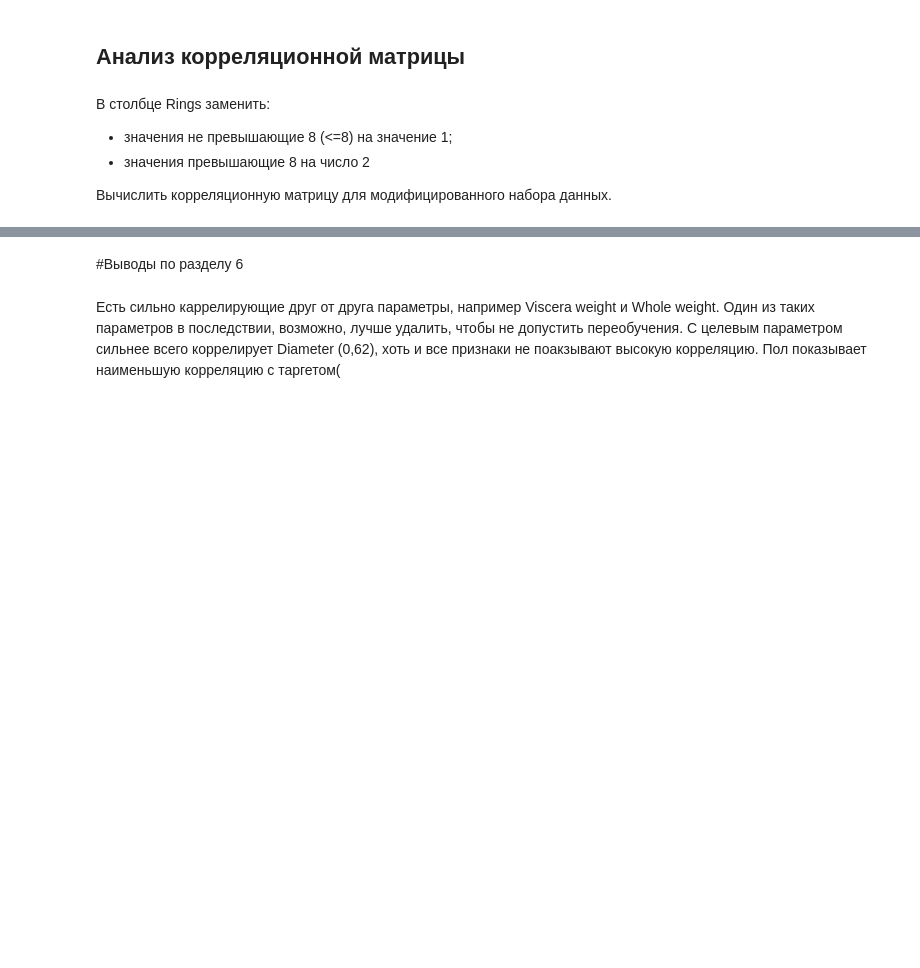
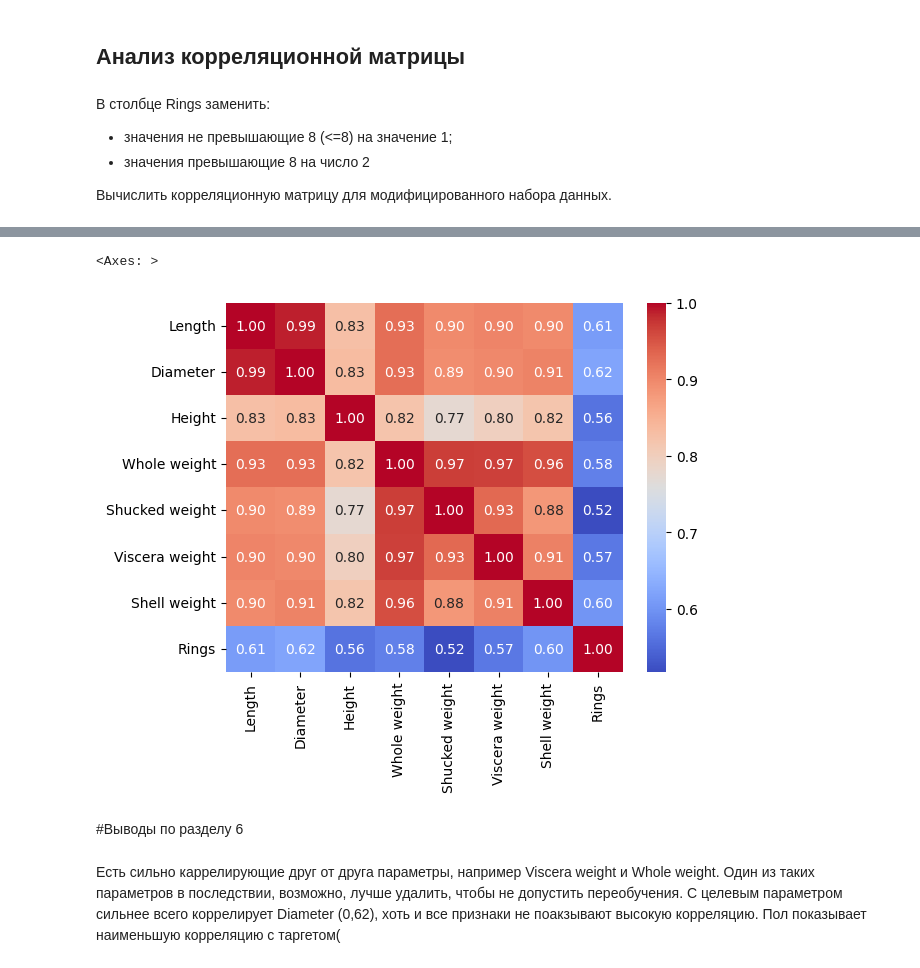
Before and after one commit to Am1rTl/Info, a Jupyter notebook: ДЗ_Классификация.ipynb, the cells around one changed output, grey strips where cells are left out. Cells and saved outputs as stored; diff of their text form; code cells hidden in the pictures; blank space fills up the shorter version.

```diff
--- a/ДЗ_Классификация.ipynb
+++ b/ДЗ_Классификация.ipynb
@@ -122,0 +120,6 @@ data.describe()
+# %%
+#Ваш код для выполнения указанной замены.
+data_new = data.copy()
+data_new.loc[data_new['Rings'] <= 8, "Rings"] = 1
+data_new.loc[data_new['Rings'] > 8, "Rings"] = 2
+data_new.describe()
@@ -123,2 +145,4 @@ data.describe()
 # %%
 #Ваш код для вычисления корреляционной матрицы
+corr_matrix = data_new.corr(numeric_only=True)
+data_new.corr(numeric_only=True)
@@ -125,3 +159,8 @@ data.describe()
+# %%
+sns.heatmap(corr_matrix, annot=True, fmt=".2f", cmap="coolwarm")
+# %% [output]
+<Axes: >
+[figure, added]
 # %% [markdown]
 #Выводы по разделу 6
 # %% [markdown]
```
Also changed, not shown: parts of 8 cells of this notebook.
